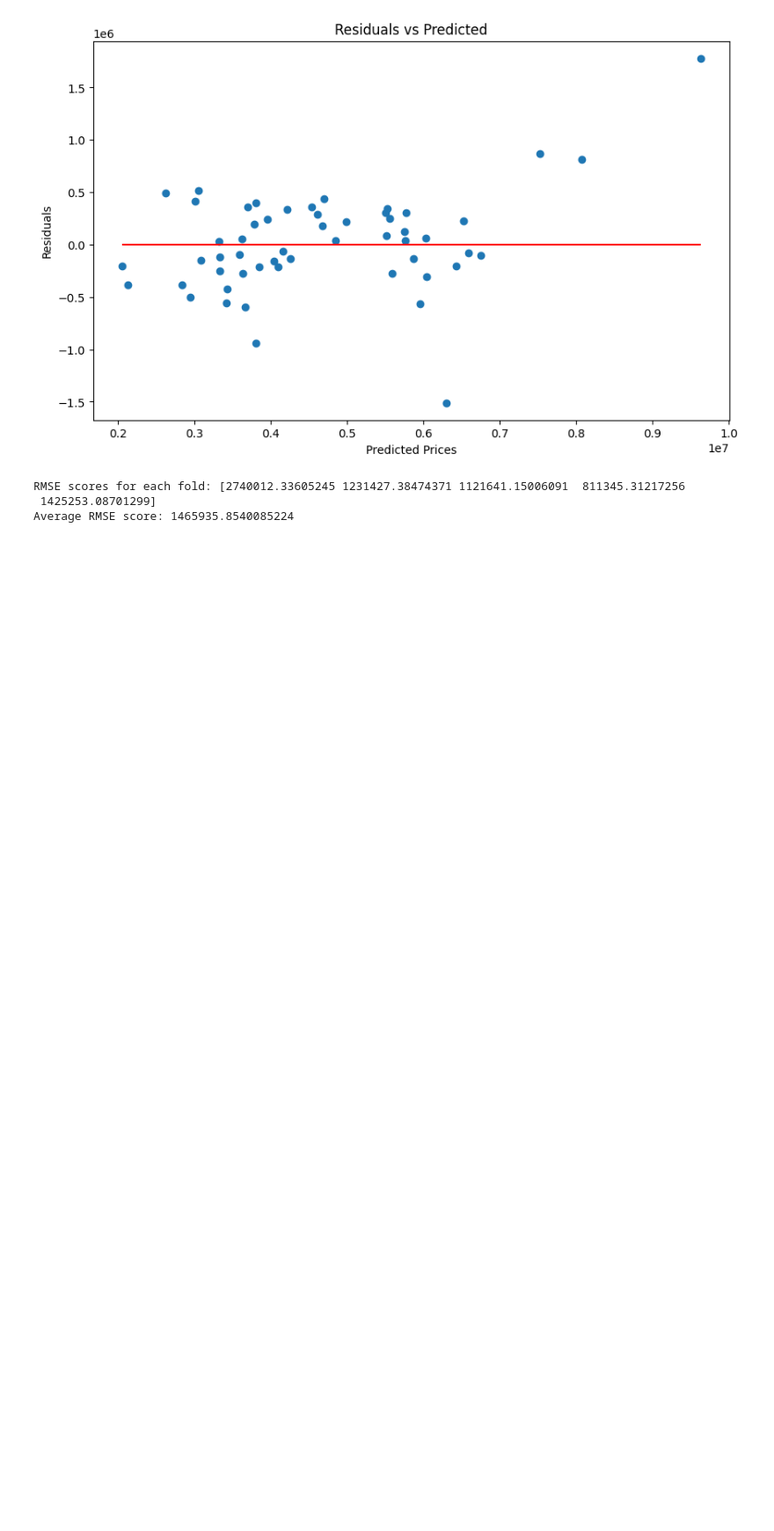
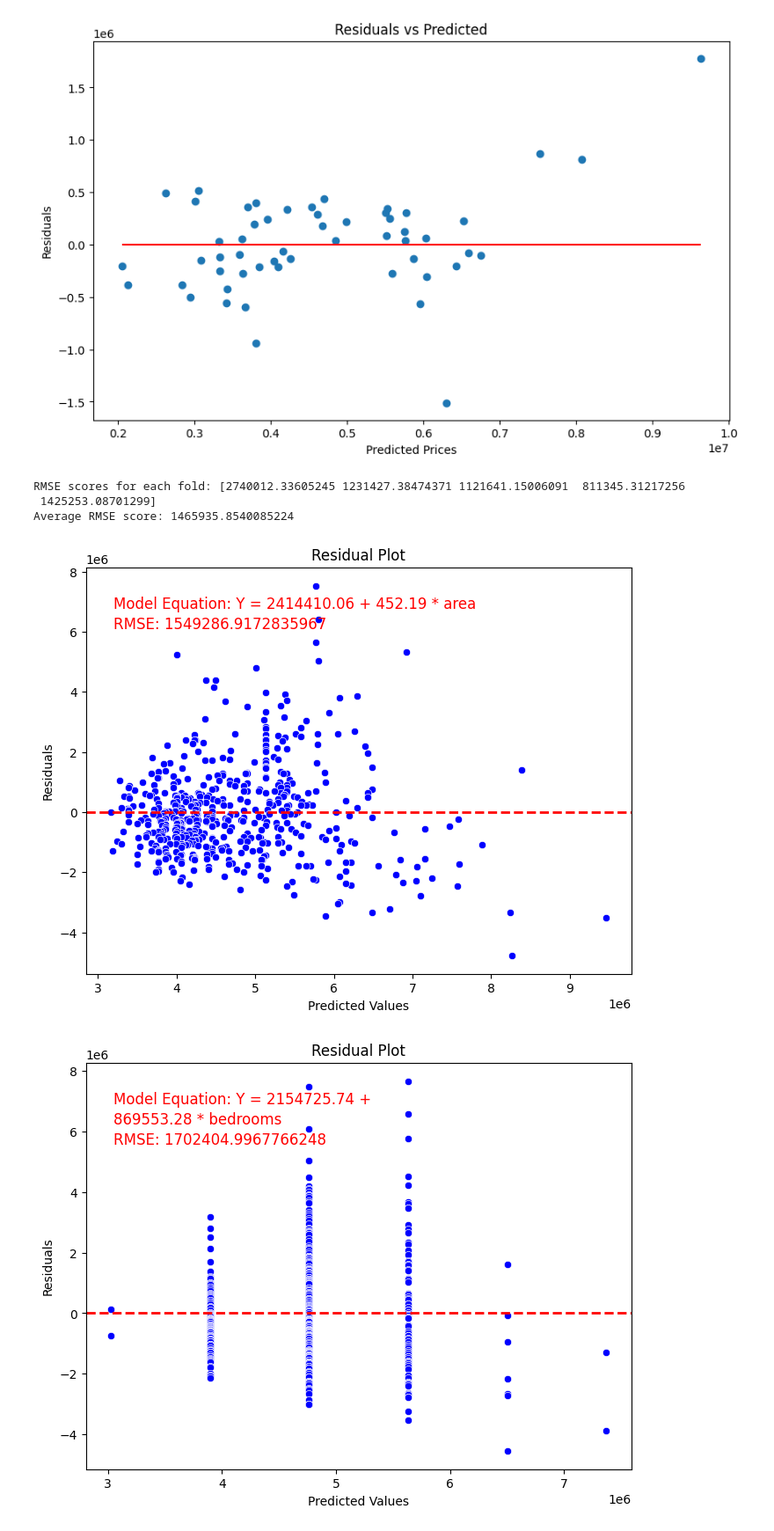
Before and after one commit to aaron117511/CSCI4502, a Jupyter notebook: DataPreprocessing.ipynb, the cells around one changed output. Shown: that part at 88% size. Drawn from its saved outputs; the diff is of its cells as text; code cells hidden in the pictures; blank space fills up the shorter version.

Commit message:
Added Linear Regression Model

```diff
--- a/DataPreprocessing.ipynb
+++ b/DataPreprocessing.ipynb
@@ -213,0 +371,14 @@ Average RMSE score: 1465935.8540085224
+# %%
+# Linear Regression Model:
+
+reg_data = numericData_clean.copy()
+reg_data['log price'] = np.log(reg_data['price'])
+
+labels = ['area', 'bedrooms', 'bathrooms', 'stories', 'mainroad', 'guestroom', 'basement', 'hotwaterheating', 'airconditioning', 'parking', 'prefarea']
+
+for label in labels:
+    model, equation, RMSE = linfit(reg_data, 'price', [label])
+    res_graph(model, reg_data, 'price', [label])
+# %% [output]
+[figure, added]
+[figure, added]
```
Also changed, not shown: parts of 10 cells of this notebook.
